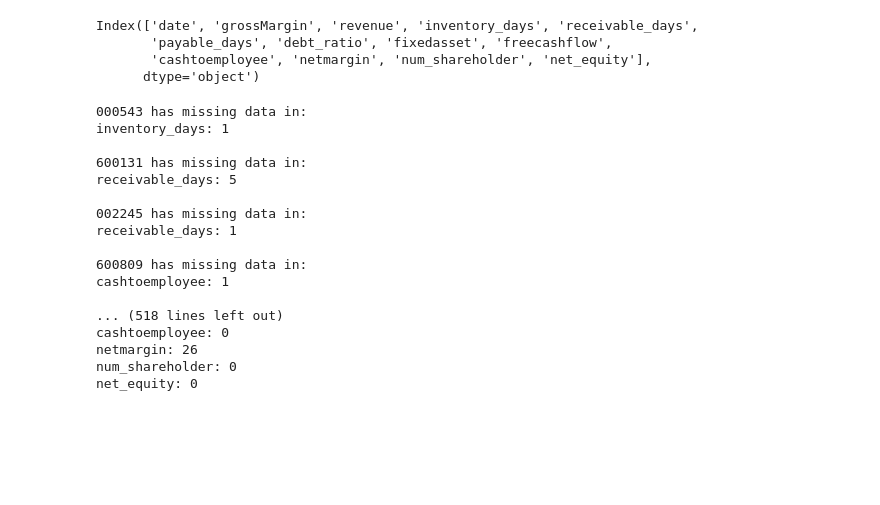
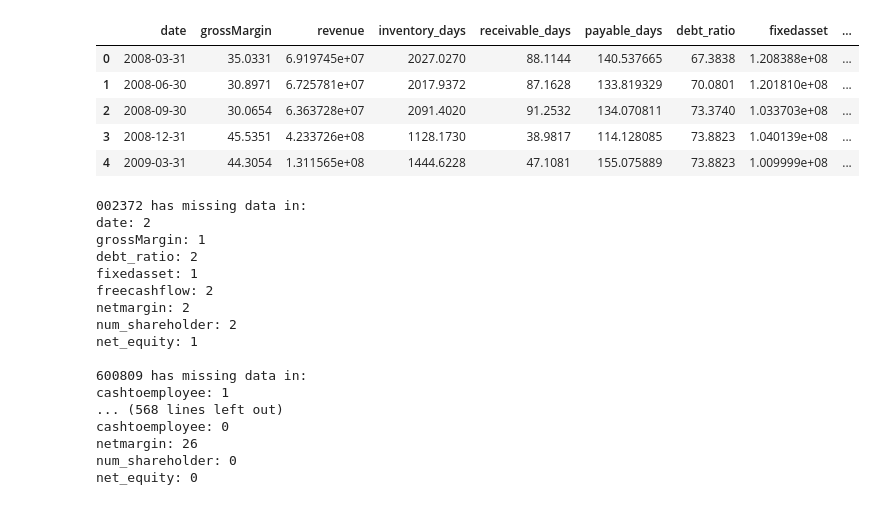
Before and after one commit to ytliu74/PRP_Demo, a Jupyter notebook: fund.ipynb, the cells around one changed output. Drawn from its saved outputs; the diff is of its cells as text; code cells hidden in the pictures; blank space fills up the shorter version.

```diff
--- a/fund.ipynb
+++ b/fund.ipynb
@@ -47,8 +39,10 @@ fund_path = "./data/fundamental_of_592/"
 # %%
 sample_fund_df = pd.read_csv("./data/fundamental_of_592/000011.csv", index_col=0)
-sample_fund_df.columns
+sample_fund_df.head()
 # %% [output]
-Index(['date', 'grossMargin', 'revenue', 'inventory_days', 'receivable_days',
-       'payable_days', 'debt_ratio', 'fixedasset', 'freecashflow',
-       'cashtoemployee', 'netmargin', 'num_shareholder', 'net_equity'],
-      dtype='object')
+|  | date | grossMargin | revenue | inventory_days | receivable_days | payable_days | debt_ratio | fixedasset | ... |
+| 0 | 2008-03-31 | 35.0331 | 6.919745e+07 | 2027.0270 | 88.1144 | 140.537665 | 67.3838 | 1.208388e+08 | ... |
+| 1 | 2008-06-30 | 30.8971 | 6.725781e+07 | 2017.9372 | 87.1628 | 133.819329 | 70.0801 | 1.201810e+08 | ... |
+| 2 | 2008-09-30 | 30.0654 | 6.363728e+07 | 2091.4020 | 91.2532 | 134.070811 | 73.3740 | 1.033703e+08 | ... |
+| 3 | 2008-12-31 | 45.5351 | 4.233726e+08 | 1128.1730 | 38.9817 | 114.128085 | 73.8823 | 1.040139e+08 | ... |
+| 4 | 2009-03-31 | 44.3054 | 1.311565e+08 | 1444.6228 | 47.1081 | 155.075889 | 73.8823 | 1.009999e+08 | ... |
@@ -59,27 +51,35 @@ tic_list = list(time_table.tic.unique())
 tic_with_missing = 0
 tic_with_complete_missing_col = 0
 complete_missing_col = dict(
-    zip(sample_fund_df.columns, [0 for i in range(len(sample_fund_df.columns))])
+    zip(
+        sample_fund_df.drop(columns=drop_col).columns,
+        [0 for i in range(len(sample_fund_df.drop(columns=drop_col).columns))],
+    )
 )
+time_table = time_table.set_index('tic')
 
 for tic in tic_list:
     complete_missing_flag = False
-    fund_df = pd.read_csv(fund_path + tic + ".csv", index_col=0).iloc[8:]
-    fund_df["tic"] = tic
-    pub_d = df.loc[tic]["pubDate"].to_list()
-    stat_d = df.loc[tic]["statDate"].to_list()
+    fund_df = pd.read_csv(fund_path + tic + ".csv", index_col=0).iloc[6:]
+    fund_df = fund_df.drop(columns=drop_col)
+
+    pub_d = time_table.loc[tic]["pubDate"].to_list()
+    stat_d = time_table.loc[tic]["statDate"].to_list()
     trans_dict = dict(zip(stat_d, pub_d))
+    # print(trans_dict)
     fund_df.date = fund_df.date.map(trans_dict)
     if fund_df.isnull().any().any():
         tic_with_missing += 1
         print(f"\n{tic} has missing data in: ")
         for col in fund_df.columns:
-            null_num = fund_df.isnull()[col].sum()
+            null_num = fund_df[col].isnull().sum()
             if null_num > 0:
                 print(f"{col}: {null_num}")
-            if null_num == 48:
+            if null_num == len(fund_df):
                 complete_missing_flag = True
                 complete_missing_col[col] += 1
+            if fund_df.isnull()[col].all():
+                print(f"{tic} {col} missing")
         if complete_missing_flag:
             tic_with_complete_missing_col += 1
 
@@ -91,19 +91,19 @@ print(f"The number of complete missing column: ")
 for key, value in complete_missing_col.items():
     print(f"{key}: {value}")
 # %% [output]
-000543 has missing data in:
-inventory_days: 1
-
-600131 has missing data in:
-receivable_days: 5
-
-002245 has missing data in:
-receivable_days: 1
+002372 has missing data in:
+date: 2
+grossMargin: 1
+debt_ratio: 2
+fixedasset: 1
+freecashflow: 2
+netmargin: 2
+num_shareholder: 2
+net_equity: 1
 
 600809 has missing data in:
 cashtoemployee: 1
-
-... (518 lines left out)
+... (568 lines left out)
 cashtoemployee: 0
 netmargin: 26
 num_shareholder: 0
```
Also changed, not shown: parts of 16 cells of this notebook, 1 other file.
